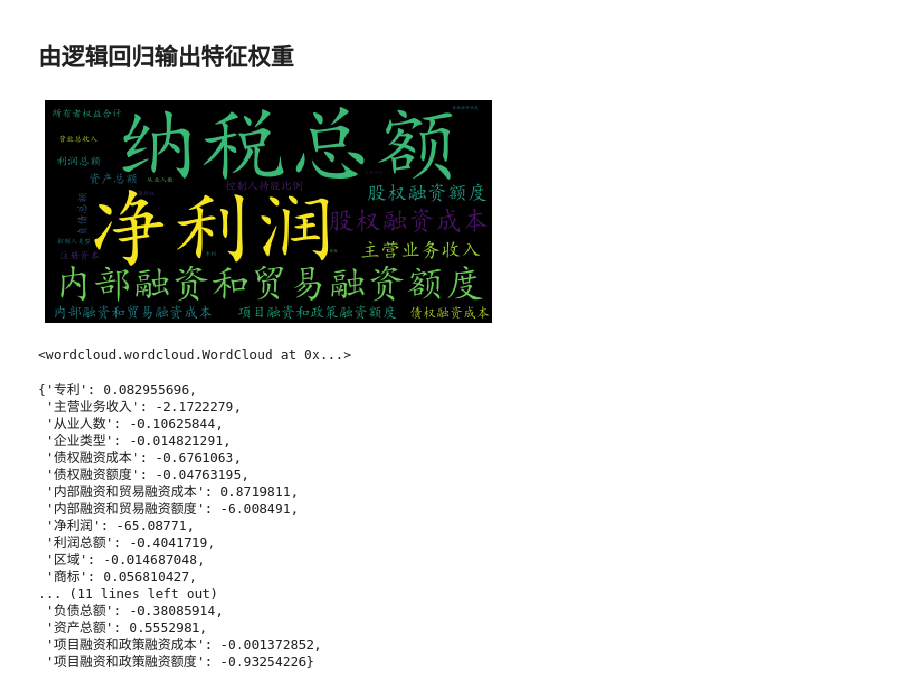
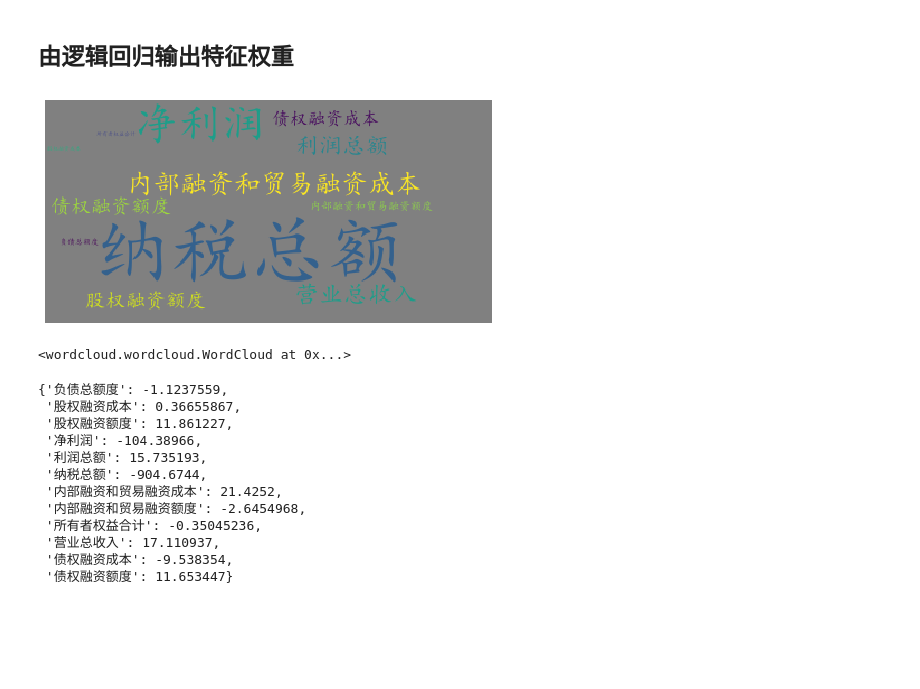
Before and after one commit to HongdaChen/zombie_enterprises_classification, a Jupyter notebook: train_all_data_X.ipynb, the cells around one changed output. Drawn from its saved outputs; the diff is of its cells as text; code cells hidden in the pictures; blank space fills up the shorter version.

```diff
--- a/train_all_data_X.ipynb
+++ b/train_all_data_X.ipynb
@@ -219,7 +190,7 @@ import pandas as pd
 import pandas_profiling as ppf
 # from tensorboardX import SummaryWriter
 from sklearn.model_selection import train_test_split
-writer=SummaryWriter(logdir='./logistic_summary')
+# writer=SummaryWriter(logdir='./logistic_summary')
 
 ALL=pd.read_csv(r'./data/created_data/logistic_final.csv').reset_index(drop=True).set_index('ID')
 
@@ -229,7 +200,7 @@ train_X,val_X, train_y, val_y = train_test_split(ALL.drop(columns='flag'),y, tes
 class LR(nn.Module):
     def __init__(self):
         super(LR,self).__init__()
-        self.fc=nn.Linear(27,2) # 由于16个维度已经固定了，所以这里写16
+        self.fc=nn.Linear(12,2) # 由于27个维度已经固定了，所以这里写27
     def forward(self,x):
         x=self.fc(x)
         out=torch.sigmoid(x)
@@ -262,9 +233,9 @@ to_device(net, device)
 # 使用CrossEntropyLoss损失
 criterion=nn.CrossEntropyLoss() # BCEloss待测
 # 优化器
-optm=torch.optim.Adamax(net.parameters(),lr=0.01)
+optm=torch.optim.Adam(net.parameters(),lr=0.3)
 # 训练1500次
-epochs=10000
+epochs=25000
 
 
 for i in range(epochs):
@@ -285,8 +256,8 @@ for i in range(epochs):
     optm.step()
 #     writer.add_scalar('tra_loss',loss,i)
 
-    if True:
-#     if (i+1)%200 ==0 : # 这里我们每100次输出相关的信息
+#     if True:
+    if (i+1)%100 ==0 : # 这里我们每100次输出相关的信息
 #         指定模型为计算模式
         net.eval()
         test_in=to_device(torch.from_numpy(val_X.values).float(),device)
@@ -294,7 +265,7 @@ for i in range(epochs):
         test_out=net(test_in)
 #          使用我们的测试函数计算准确率
         accu=test(test_out,test_l)
-        writer.add_scalar('tes_loss',loss.item(),i)
-        writer.add_scalar('tes_acc',accu,i)
+#         writer.add_scalar('tes_loss',loss.item(),i)
+#         writer.add_scalar('tes_acc',accu,i)
         print("Epoch:{},Loss:{:.4f},Accuracy：{:.4f}".format(i+1,loss.item(),accu))
 # %% [output]
@@ -321,24 +303,27 @@ Epoch:10000,Loss:0.3380,Accuracy：0.9801
 weights=[i if i > 0 else -i for i in [int(i) for i in (net.state_dict()['fc.weight'].cpu().numpy()[1]*10000)]]
 features=ALL.drop(columns='flag').columns.tolist()
 dic = dict(zip(features, weights))  # 词频以字典形式存储
+# %%
+features=['负债总额度','股权融资成本','股权融资额度','净利润','利润总额','纳税总额','内部融资和贸易融资成本','内部融资和贸易融资额度','所有者权益合计','营业总收入','债权融资成本','债权融资额度']
+dic = dict(zip(features, weights))
 # %%
 from wordcloud import WordCloud, ImageColorGenerator
 import matplotlib.pyplot as plt
 from PIL import Image
 
 
 image = Image.open('./data/created_data/timg.jfif')  # 作为背景轮廓图
 graph = np.array(image)
 # 参数分别是指定字体、背景颜色、最大的词的大小、使用给定图作为背景形状
-wc = WordCloud(font_path='simkai.ttf', background_color='black', max_words=2000, mask=graph) #, mask=graph
+wc = WordCloud(font_path='simkai.ttf', background_color='gray',max_words=2000,) #, mask=graph
 wc.generate_from_frequencies(dic)  # 根据给定词频生成词云
 image_color = ImageColorGenerator(graph)
 plt.imshow(wc)
 plt.axis("off")  # 不显示坐标轴
 plt.show()
-wc.to_file('./data/created_data/wordcloud.png')  # 图片命名
+wc.to_file('./data/created_data/wordcloudgray.png')  # 图片命名
 # %% [output]
-[figure, old version]
+[figure, new version]
 <wordcloud.wordcloud.WordCloud at 0x...>
 # %%
 # ?WordCloud
@@ -348,20 +333,15 @@ di=dict(zip(features, aaaa))
 # %%
 di
 # %% [output]
-{'专利': 0.082955696,
- '主营业务收入': -2.1722279,
- '从业人数': -0.10625844,
- '企业类型': -0.014821291,
- '债权融资成本': -0.6761063,
- '债权融资额度': -0.04763195,
- '内部融资和贸易融资成本': 0.8719811,
- '内部融资和贸易融资额度': -6.008491,
- '净利润': -65.08771,
- '利润总额': -0.4041719,
- '区域': -0.014687048,
- '商标': 0.056810427,
-... (11 lines left out)
- '负债总额': -0.38085914,
- '资产总额': 0.5552981,
- '项目融资和政策融资成本': -0.001372852,
- '项目融资和政策融资额度': -0.93254226}
+{'负债总额度': -1.1237559,
+ '股权融资成本': 0.36655867,
+ '股权融资额度': 11.861227,
+ '净利润': -104.38966,
+ '利润总额': 15.735193,
+ '纳税总额': -904.6744,
+ '内部融资和贸易融资成本': 21.4252,
+ '内部融资和贸易融资额度': -2.6454968,
+ '所有者权益合计': -0.35045236,
+ '营业总收入': 17.110937,
+ '债权融资成本': -9.538354,
+ '债权融资额度': 11.653447}
```
Also changed, not shown: parts of 5 cells of this notebook.
